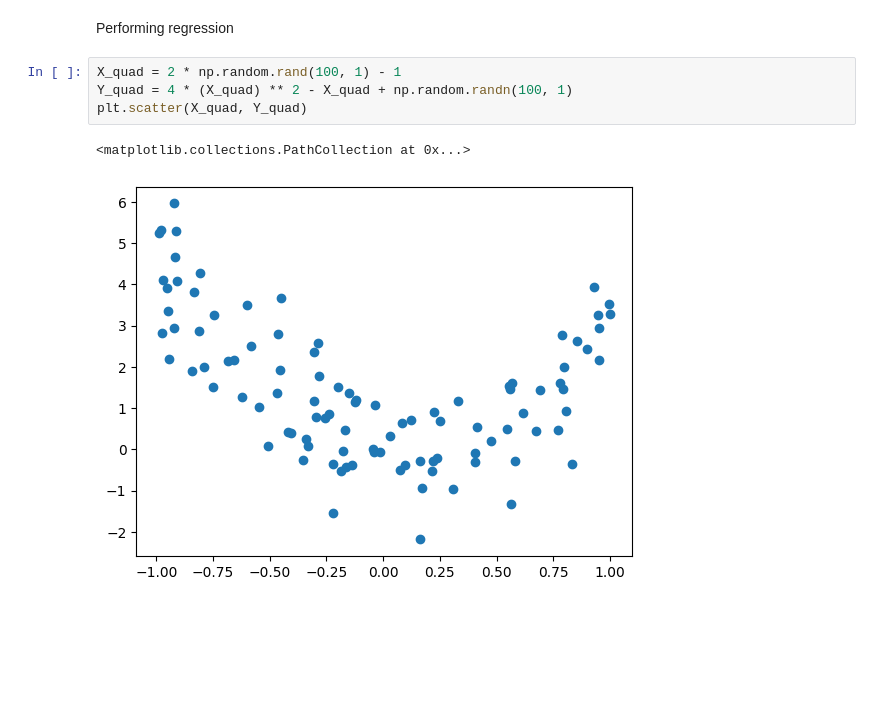
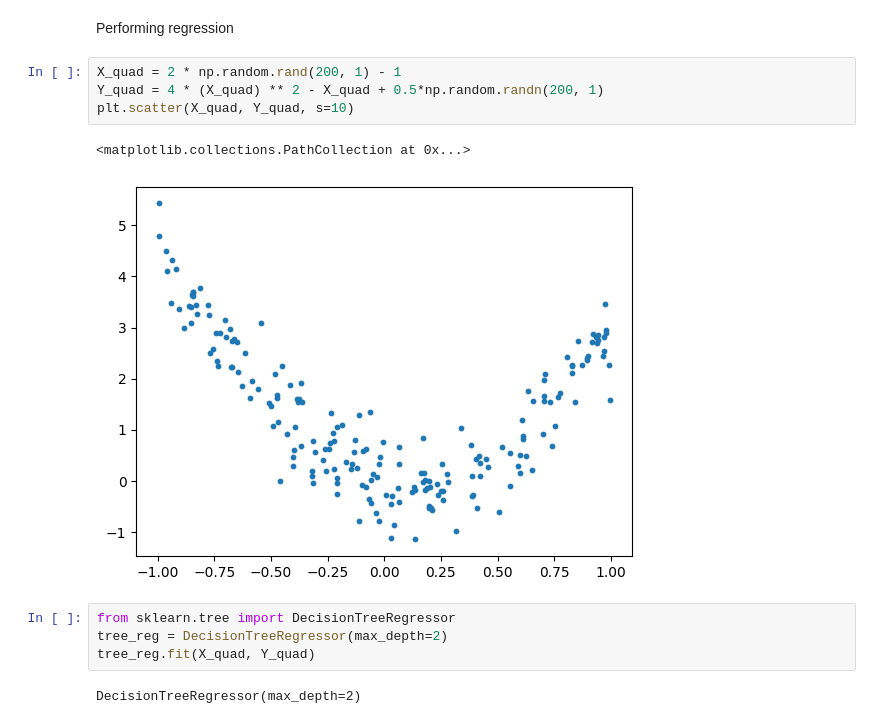
Before and after one commit to VanshSinghavi/Machine-Learning-Basics, a Jupyter notebook: decision_trees.ipynb, the cells around one changed output. Saved outputs shown, nothing was run; the diff lists cells and outputs as text; blank space fills up the shorter version.

```diff
--- a/decision_trees.ipynb
+++ b/decision_trees.ipynb
@@ -66,9 +66,15 @@ print(tree_clf.predict_proba([[5, 1.5]]))
 # %% [markdown]
 Performing regression
 # %%
-X_quad = 2 * np.random.rand(100, 1) - 1
-Y_quad = 4 * (X_quad) ** 2 - X_quad + np.random.randn(100, 1)
-plt.scatter(X_quad, Y_quad)
+X_quad = 2 * np.random.rand(200, 1) - 1
+Y_quad = 4 * (X_quad) ** 2 - X_quad + 0.5*np.random.randn(200, 1)
+plt.scatter(X_quad, Y_quad, s=10)
 # %% [output]
 <matplotlib.collections.PathCollection at 0x...>
-[figure, old version]
+[figure, new version]
+# %%
+from sklearn.tree import DecisionTreeRegressor
+tree_reg = DecisionTreeRegressor(max_depth=2)
+tree_reg.fit(X_quad, Y_quad)
+# %% [output]
+DecisionTreeRegressor(max_depth=2)
```
Also changed, not shown: parts of 2 cells of this notebook, 1 other file.
